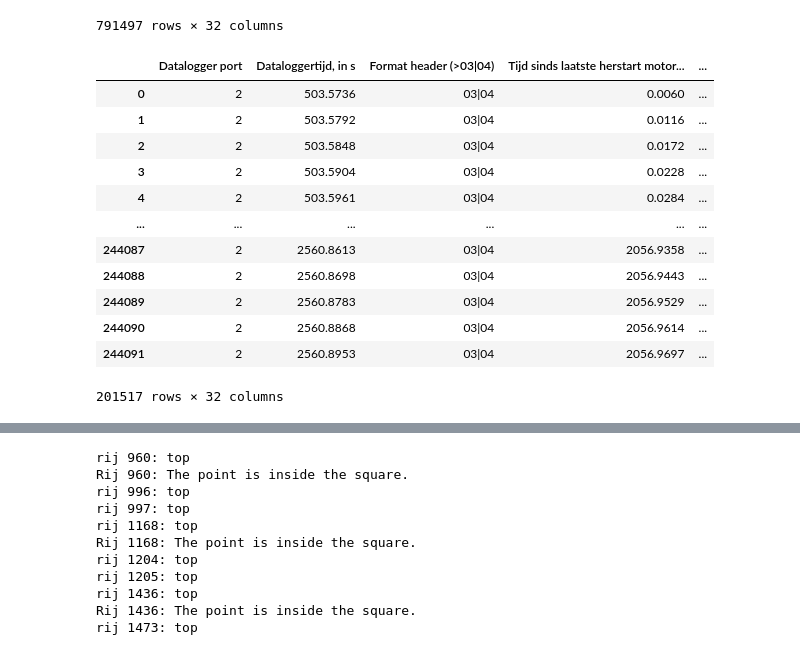
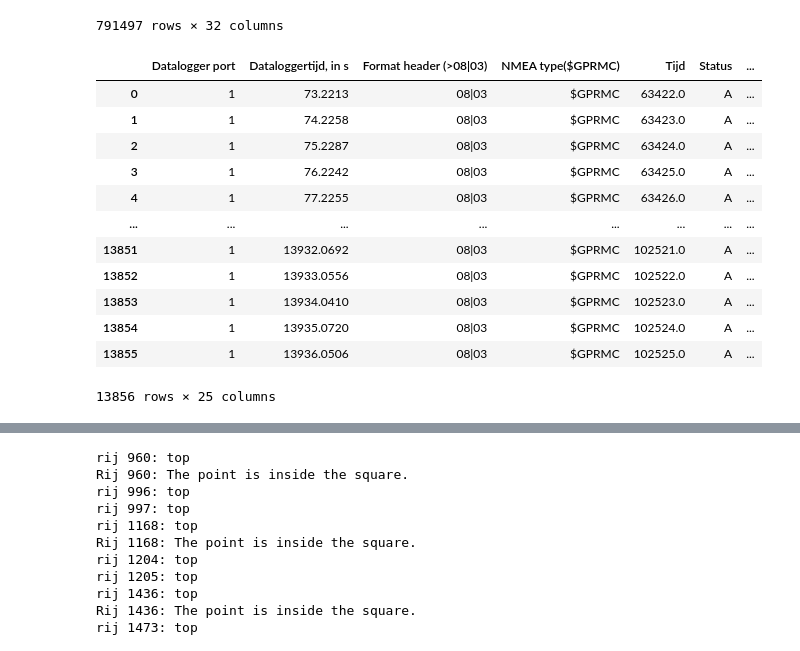
Before and after one commit to Qrax/Clean_Mobility, a Jupyter notebook: main.ipynb, the cells around one changed output, grey strips where cells are left out. Drawn from its saved outputs; the diff is of its cells as text; code cells hidden in the pictures.

```diff
--- a/main.ipynb
+++ b/main.ipynb
@@ -20,3 +39,6 @@ data_file_master = lib.DataInladen(f'{directory}{file_master}')
+# %%
+data_file_motordriver = lib.DataInladen(f'{directory}{file_motordriver}')
+data_file_master = lib.DataInladen(f'{directory}{file_master}')
 # %%
 data_file_motordriver
 #data_file_master
@@ -36,34 +58,36 @@ data_file_motordriver
 791497 rows × 32 columns
 # %%
 
-yas = 'Latitude'
-xas = 'Longitude'
-colorbar = 'Snelheid over de grond in km/h'
+yas = 'GPS latitude, in graden'
+xas = 'GPS longitude, in graden'
+colorbar = 'Wielsnelheid, in km/h'
 # Filtering the data so it's only the laps we want to analyze
 # First filter so that the data without GPS data is removed
-data_file_master = data_file_master[data_file_master[xas] != 0]
-data_file_master = data_file_master[data_file_master[yas] != 0]
-data_file_master = data_file_master[data_file_master[colorbar] != 0]
+# Filter de data_file_motordriver op basis van niet-nulwaarden in de kolommen 'xas', 'yas' en 'colorbar'
+data_file_motordriver = data_file_motordriver[data_file_motordriver[xas] != 0]
+data_file_motordriver = data_file_motordriver[data_file_motordriver[yas] != 0]
+data_file_motordriver = data_file_motordriver[data_file_motordriver[colorbar] != 0]
+
 
 
 # Now filter out the beginning and end of the data, by removing the first and last 10% of the data
 from math import ceil
 filter = data_file_master.iloc[ceil(len(data_file_master)*0):ceil(len(data_file_master)*1)]
 filter
 # %% [output]
-|  | Datalogger port | Dataloggertijd, in s | Format header (>03|04) | Tijd sinds laatste herstart motor... | ... |
-| 0 | 2 | 503.5736 | 03|04 | 0.0060 | ... |
-| 1 | 2 | 503.5792 | 03|04 | 0.0116 | ... |
-| 2 | 2 | 503.5848 | 03|04 | 0.0172 | ... |
-| 3 | 2 | 503.5904 | 03|04 | 0.0228 | ... |
-| 4 | 2 | 503.5961 | 03|04 | 0.0284 | ... |
-| ... | ... | ... | ... | ... | ... |
-| 244087 | 2 | 2560.8613 | 03|04 | 2056.9358 | ... |
-| 244088 | 2 | 2560.8698 | 03|04 | 2056.9443 | ... |
-| 244089 | 2 | 2560.8783 | 03|04 | 2056.9529 | ... |
-| 244090 | 2 | 2560.8868 | 03|04 | 2056.9614 | ... |
-| 244091 | 2 | 2560.8953 | 03|04 | 2056.9697 | ... |
+|  | Datalogger port | Dataloggertijd, in s | Format header (>08|03) | NMEA type($GPRMC) | Tijd | Status | ... |
+| 0 | 1 | 73.2213 | 08|03 | $GPRMC | 63422.0 | A | ... |
+| 1 | 1 | 74.2258 | 08|03 | $GPRMC | 63423.0 | A | ... |
+| 2 | 1 | 75.2287 | 08|03 | $GPRMC | 63424.0 | A | ... |
+| 3 | 1 | 76.2242 | 08|03 | $GPRMC | 63425.0 | A | ... |
+| 4 | 1 | 77.2255 | 08|03 | $GPRMC | 63426.0 | A | ... |
+| ... | ... | ... | ... | ... | ... | ... | ... |
+| 13851 | 1 | 13932.0692 | 08|03 | $GPRMC | 102521.0 | A | ... |
+| 13852 | 1 | 13933.0556 | 08|03 | $GPRMC | 102522.0 | A | ... |
+| 13853 | 1 | 13934.0410 | 08|03 | $GPRMC | 102523.0 | A | ... |
+| 13854 | 1 | 13935.0720 | 08|03 | $GPRMC | 102524.0 | A | ... |
+| 13855 | 1 | 13936.0506 | 08|03 | $GPRMC | 102525.0 | A | ... |
-201517 rows × 32 columns
+13856 rows × 25 columns
 # %%
 merged_df = lib.resample_and_merge(data_file_master, data_file_motordriver, freq='1s')
 merged_df
```
Also changed, not shown: parts of 10 cells of this notebook.
